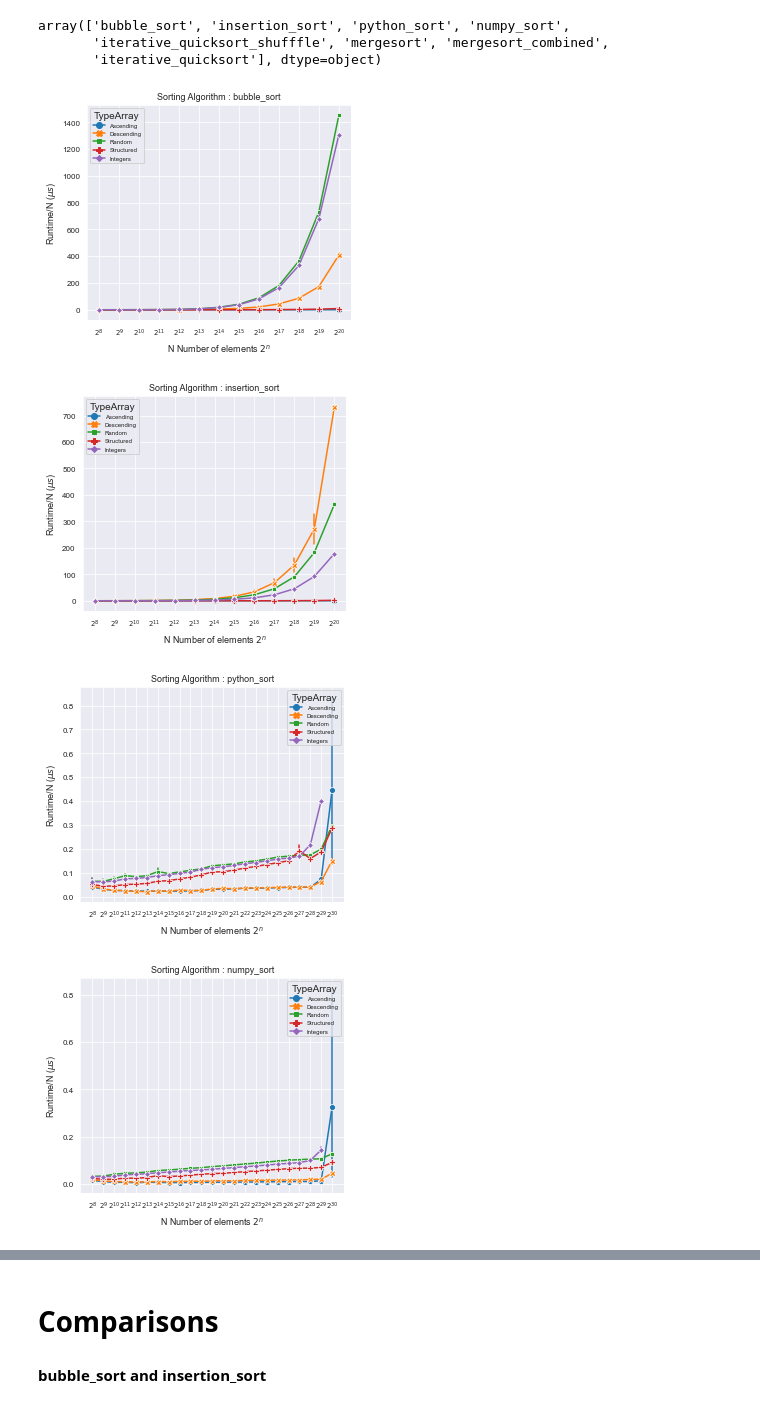
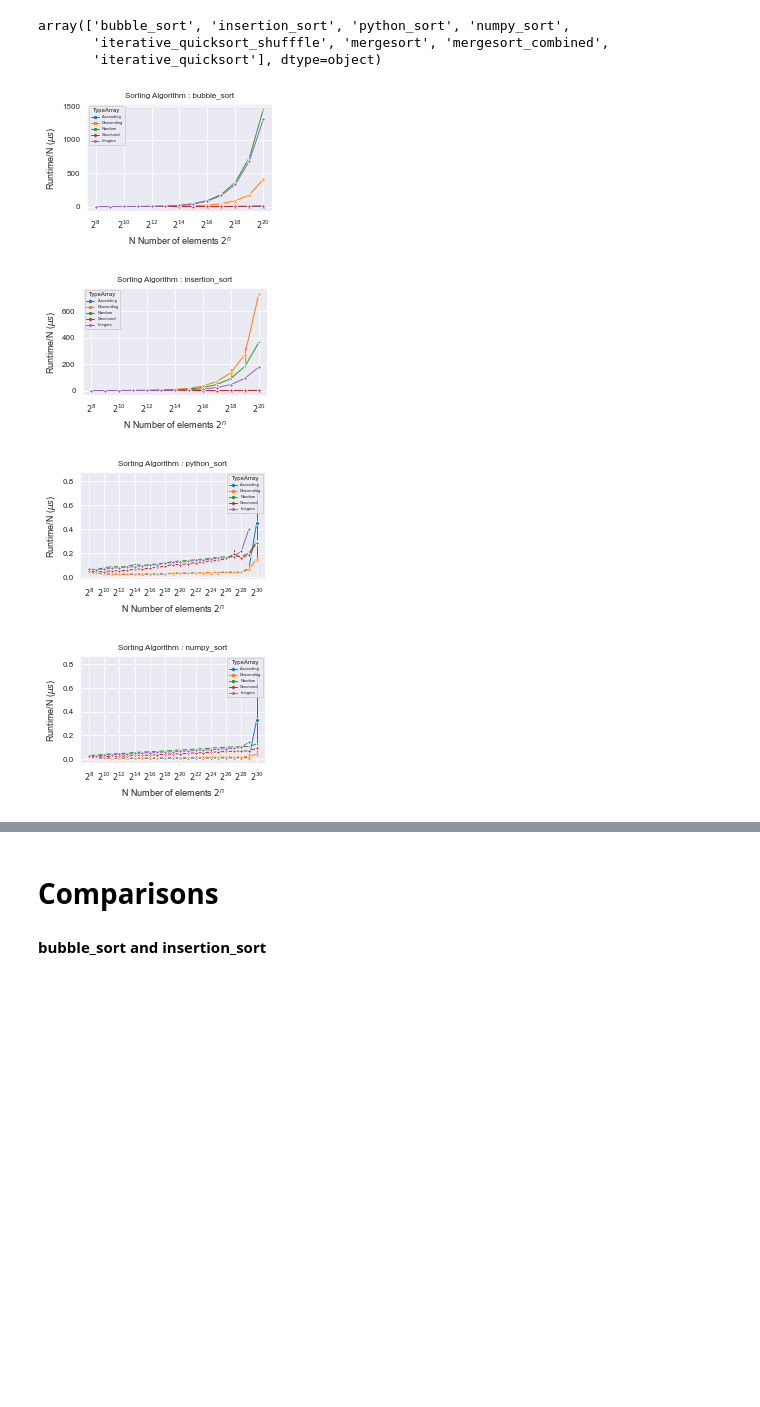
Before and after one commit to jkorsvik/SortingAlgorithms, a Jupyter notebook: notebooks/plot_creation.ipynb, the cells around one changed output, grey strips where cells are left out. Cells and saved outputs as stored; diff of their text form; code cells hidden in the pictures; blank space fills up the shorter version.

```diff
--- a/notebooks/plot_creation.ipynb
+++ b/notebooks/plot_creation.ipynb
@@ -44,37 +54,44 @@ array(['bubble_sort', 'insertion_sort', 'python_sort', 'numpy_sort',
        'iterative_quicksort_shufffle', 'mergesort', 'mergesort_combined',
        'iterative_quicksort'], dtype=object)
 # %%
-plt.rcParams['axes.titlesize'] = 9
+
+plt.rcParams['axes.titlesize'] = 8
 plt.rcParams['axes.labelsize'] = 9
-plt.rcParams['xtick.labelsize'] = 7
+plt.rcParams['xtick.labelsize'] = 8
 plt.rcParams['ytick.labelsize'] = 8
-plt.rcParams['legend.fontsize'] = 6
+plt.rcParams['legend.fontsize'] = 4
+plt.rcParams["legend.markerscale"] = 0.6
+plt.rcParams['legend.title_fontsize'] = 6
+plt.rcParams['lines.linewidth'] = 1
+plt.rcParams['lines.markersize'] = 4
 # %%
-height=100
-width=120
+height=50
+width=84
 IMAGE_SIZE = (width/25.4, height/25.4)
 # %%
-def plot_runtime_per_n(df, algo, start=7, lowerbound=None, upperbound=None, image_size=(10,10)):
+def plot_runtime_per_n(df, algo, start=7, lowerbound=None, upperbound=None, image_size=(10,10), tickstep=1):
     sns.set_style("darkgrid")
     plt.figure(figsize=image_size)
     time_per_n = sns.lineplot(
         data=checkout[(checkout.Algorithm == algo) & (checkout["2^N"] > 7)],
         x="2^N", y="Time/N (us)", hue="TypeArray", style="TypeArray", markers=True, dashes=False, err_style="bars",
     )
 
+    range_gen = range(8, max(checkout[checkout.Algorithm == algo]['2^N'] + 1), tickstep)
+
     time_per_n.set(yscale="linear", xscale="linear")
     time_per_n.set(xlabel="N Number of elements $2^n$", ylabel="Runtime/N ($\mu s$)")
-    time_per_n.set(xticks=[int(i) for i in range(8, max(checkout[checkout.Algorithm == algo]['2^N'] + 1))])
-    time_per_n.set(xticklabels=[r"$2^{" + str(int(i)) + r"}$" for i in range(8, max(checkout[checkout.Algorithm == algo]['2^N'] + 1))])
+    time_per_n.set(xticks=[int(i) for i in range_gen])
+    time_per_n.set(xticklabels=[r"$2^{" + str(int(i)) + r"}$" for i in range_gen])
     time_per_n.set(title=f"Sorting Algorithm : {algo}")
 
     plt.savefig(f"{viz_directory}/time_per_n{algo}.pdf", bbox_inches='tight', transparent=True)
     plt.show()
 
 for algo in sorting_algos:
-    plot_runtime_per_n(df=checkout, algo=algo, start=7, image_size=IMAGE_SIZE)
+    plot_runtime_per_n(df=checkout, algo=algo, start=7, image_size=IMAGE_SIZE, tickstep=2)
 # %% [output]
-[figure, old version]
+[figure, new version]
-[figure, old version]
+[figure, new version]
-[figure, old version]
+[figure, new version]
-[figure, old version]
+[figure, new version]
```
Also changed, not shown: parts of 13 cells of this notebook, 24 other files.
